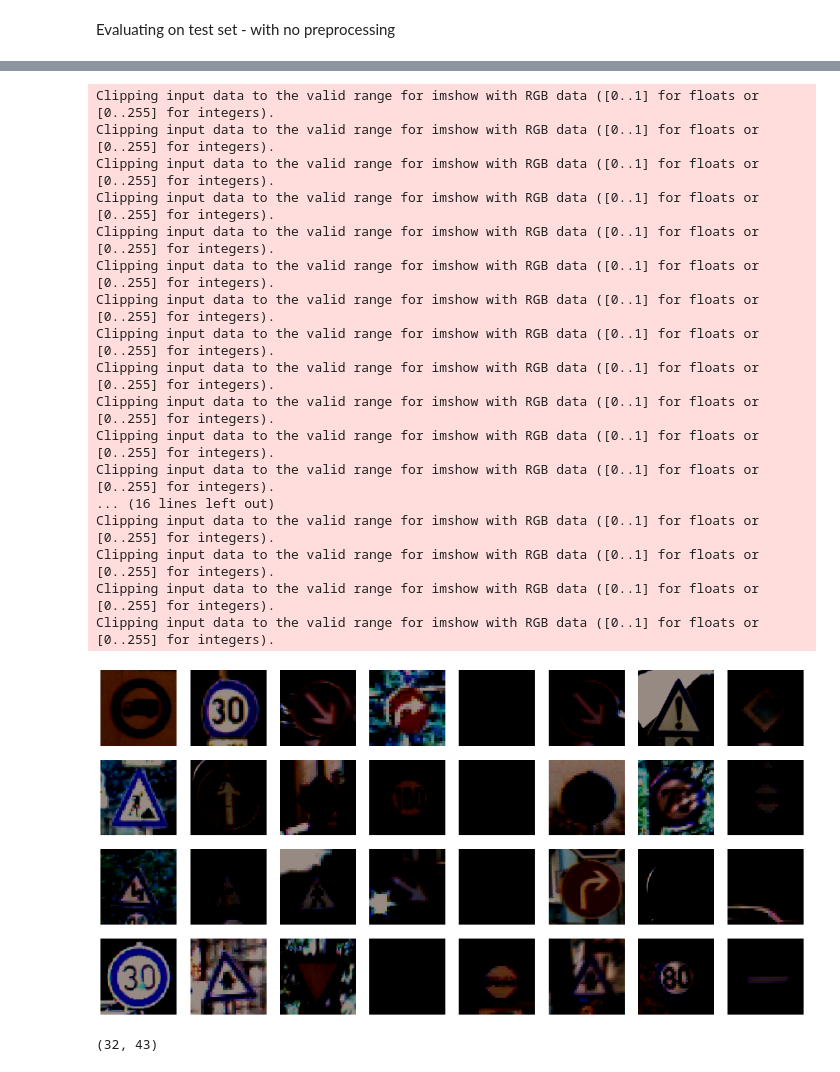
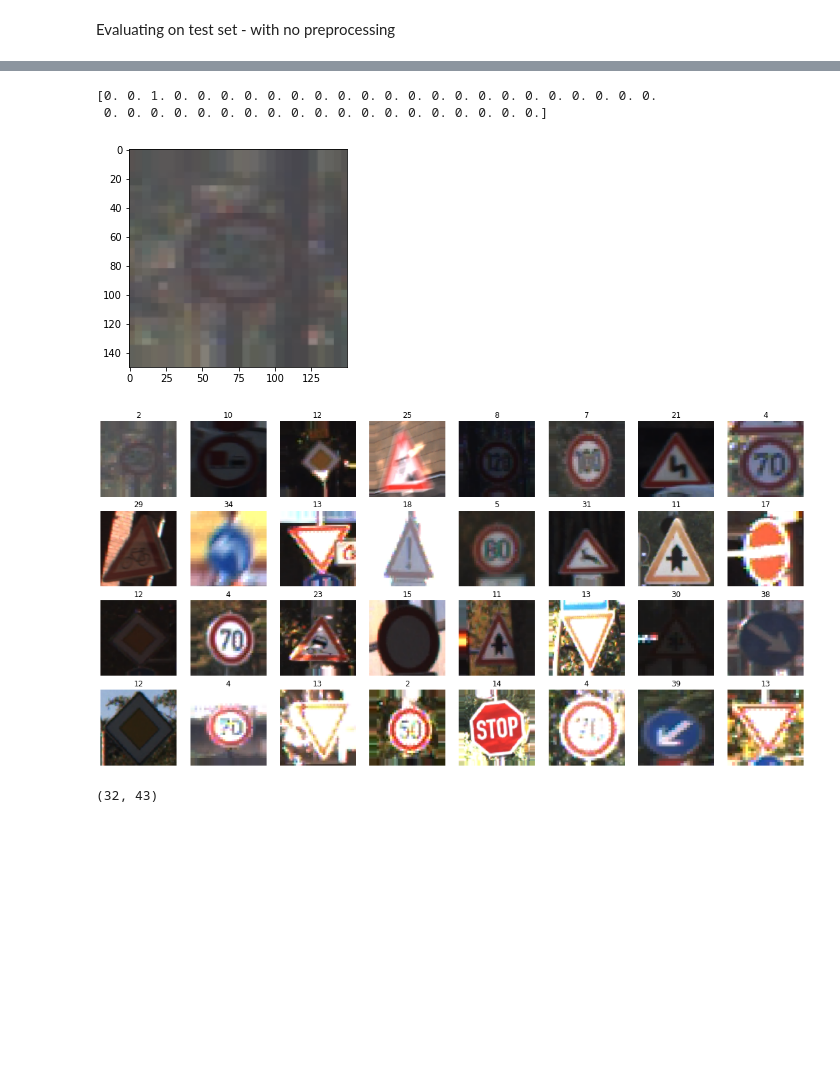
Before and after one commit to clara-kill/ml_tensorflow, a Jupyter notebook: Code/Starter.ipynb, the cells around one changed output, grey strips where cells are left out. Cells and saved outputs as stored; diff of their text form; code cells hidden in the pictures; blank space fills up the shorter version.

```diff
--- a/Code/Starter.ipynb
+++ b/Code/Starter.ipynb
@@ -311,9 +313,10 @@ Found 31368 images belonging to 43 classes.
 Found 7841 images belonging to 43 classes.
 # %%
 
-## Unsure of the effects of preprocessing on this dataset so will have no sets, one with and one without
+## Unsure of the effects of preprocessing on this dataset so will have two sets, one with and one without
 
 train_datagen_no_preprocessing = ImageDataGenerator(
+
     rescale=1./255,
     shear_range=0.2,
     zoom_range=0.2,
@@ -323,6 +326,7 @@ train_datagen_no_preprocessing = ImageDataGenerator(
 
 train_generator_no_preprocessing = train_datagen_no_preprocessing.flow_from_directory(
     train_dir,
+    classes = classes,
     target_size=(150, 150),
     batch_size=32,
     class_mode='categorical',
@@ -330,6 +334,7 @@ train_generator_no_preprocessing = train_datagen_no_preprocessing.flow_from_dire
 
 val_generator_no_preprocessing = train_datagen_no_preprocessing.flow_from_directory(
     train_dir,
+    classes = classes,
     target_size=(150, 150),
     batch_size=32,
     class_mode='categorical',
@@ -529,2 +631,7 @@ x = next(pred_generator_no_preprocessing)
 # %%
-score_3 = model_3.evaluate(x, to_categorical(pred_labels, num_classes = 43))
+pred_generator_no_preprocessing.reset()
+x = next(pred_generator_no_preprocessing)
+
+i,j = next(val_generator_no_preprocessing)
+#score_3 = model_3.evaluate(x, to_categorical(pred_labels[0:1000], num_classes = 43))
+score_3 = model_3.evaluate(i,j)
@@ -542,3 +650,12 @@ Test/00004.png
+# %%
+ val_generator_no_preprocessing.reset()
+ i,j = next(val_generator_no_preprocessing)
+ plt.imshow(i[0], cmap=plt.cm.binary)
+ print(j[0])
+# %% [output]
+[0. 0. 1. 0. 0. 0. 0. 0. 0. 0. 0. 0. 0. 0. 0. 0. 0. 0. 0. 0. 0. 0. 0. 0.
+ 0. 0. 0. 0. 0. 0. 0. 0. 0. 0. 0. 0. 0. 0. 0. 0. 0. 0. 0.]
+[figure, added]
 # %%
 def show_grid(image_list,nrows,ncols,label_list=None,show_labels=False,savename=None,figsize=(10,10),showaxis='off'):
     if type(image_list) is not list:
@@ -557,31 +674,15 @@ def show_grid(image_list,nrows,ncols,label_list=None,show_labels=False,savename=
         ax.imshow(image_list[i],cmap='Greys_r')  # The AxesGrid object work as a list of axes.
         ax.axis('off')
         if show_labels:
-            ax.set_title(class_mapping[y_int[i]])
+          preds_cls_idx = label_list.argmax(axis=-1)
+          ax.set_title(preds_cls_idx[i])
     if savename != None:
         plt.savefig(savename,bbox_inches='tight')
 # %%
 
-show_grid(x,4,8,label_list=y,show_labels=False,figsize=(20,10))
+show_grid(i,4,8,label_list=j,show_labels=True,figsize=(20,10))
 # %% [output]
-Clipping input data to the valid range for imshow with RGB data ([0..1] for floats or [0..255] for integers).
-Clipping input data to the valid range for imshow with RGB data ([0..1] for floats or [0..255] for integers).
-Clipping input data to the valid range for imshow with RGB data ([0..1] for floats or [0..255] for integers).
-Clipping input data to the valid range for imshow with RGB data ([0..1] for floats or [0..255] for integers).
-Clipping input data to the valid range for imshow with RGB data ([0..1] for floats or [0..255] for integers).
-Clipping input data to the valid range for imshow with RGB data ([0..1] for floats or [0..255] for integers).
-Clipping input data to the valid range for imshow with RGB data ([0..1] for floats or [0..255] for integers).
-Clipping input data to the valid range for imshow with RGB data ([0..1] for floats or [0..255] for integers).
-Clipping input data to the valid range for imshow with RGB data ([0..1] for floats or [0..255] for integers).
-Clipping input data to the valid range for imshow with RGB data ([0..1] for floats or [0..255] for integers).
-Clipping input data to the valid range for imshow with RGB data ([0..1] for floats or [0..255] for integers).
-Clipping input data to the valid range for imshow with RGB data ([0..1] for floats or [0..255] for integers).
-... (16 lines left out)
-Clipping input data to the valid range for imshow with RGB data ([0..1] for floats or [0..255] for integers).
-Clipping input data to the valid range for imshow with RGB data ([0..1] for floats or [0..255] for integers).
-Clipping input data to the valid range for imshow with RGB data ([0..1] for floats or [0..255] for integers).
-Clipping input data to the valid range for imshow with RGB data ([0..1] for floats or [0..255] for integers).
-[figure, old version]
+[figure, new version]
 # %%
 val_generator.reset()
 x_val, y_val = next(val_generator)
```
Also changed, not shown: parts of 18 cells of this notebook.
